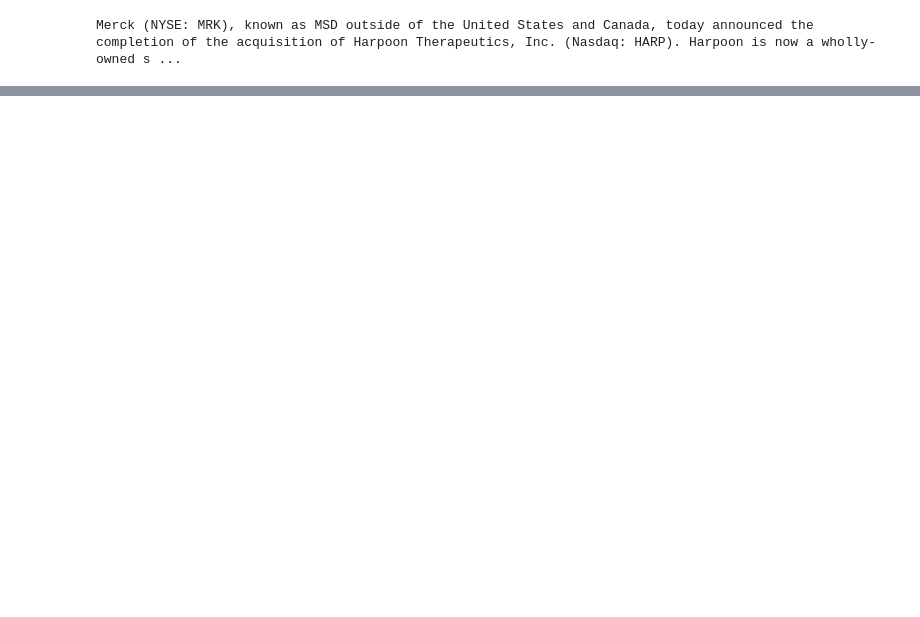
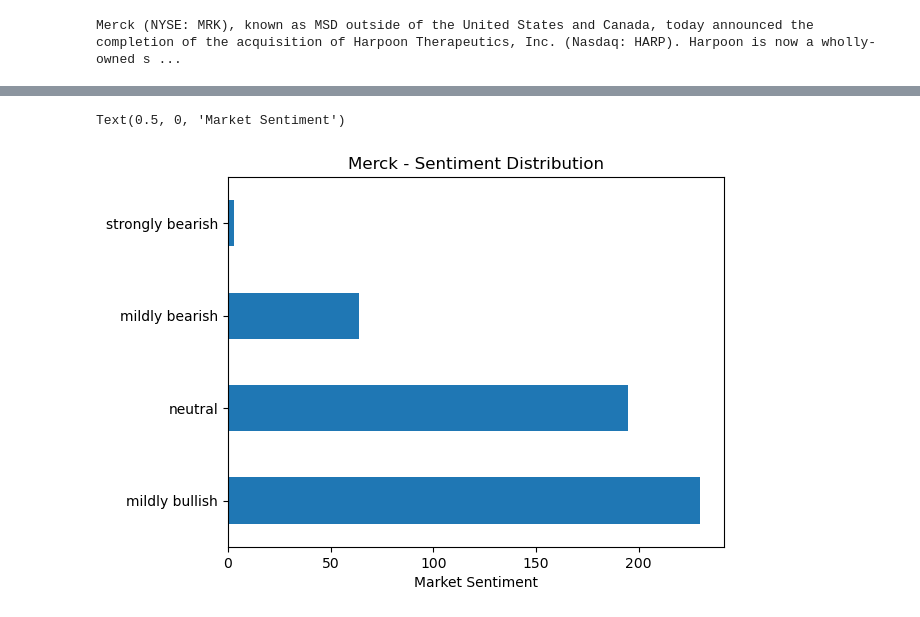
Before and after one commit to ckashby/finnlp, a Jupyter notebook: 01_EDA.ipynb, the cells around one changed output, grey strips where cells are left out. Drawn from its saved outputs; the diff is of its cells as text; code cells hidden in the pictures; blank space fills up the shorter version.

```diff
--- a/01_EDA.ipynb
+++ b/01_EDA.ipynb
@@ -9,0 +124,7 @@ Merck (NYSE: MRK), known as MSD outside of the United States and Canada, today a
+# %%
+merc_df['sentiment'].value_counts().plot(kind='barh')
+plt.title('Merck - Sentiment Distribution')
+plt.xlabel('Market Sentiment')
+# %% [output]
+Text(0.5, 0, 'Market Sentiment')
+[figure, added]
```
Also changed, not shown: parts of 14 cells of this notebook, 2 other files.
